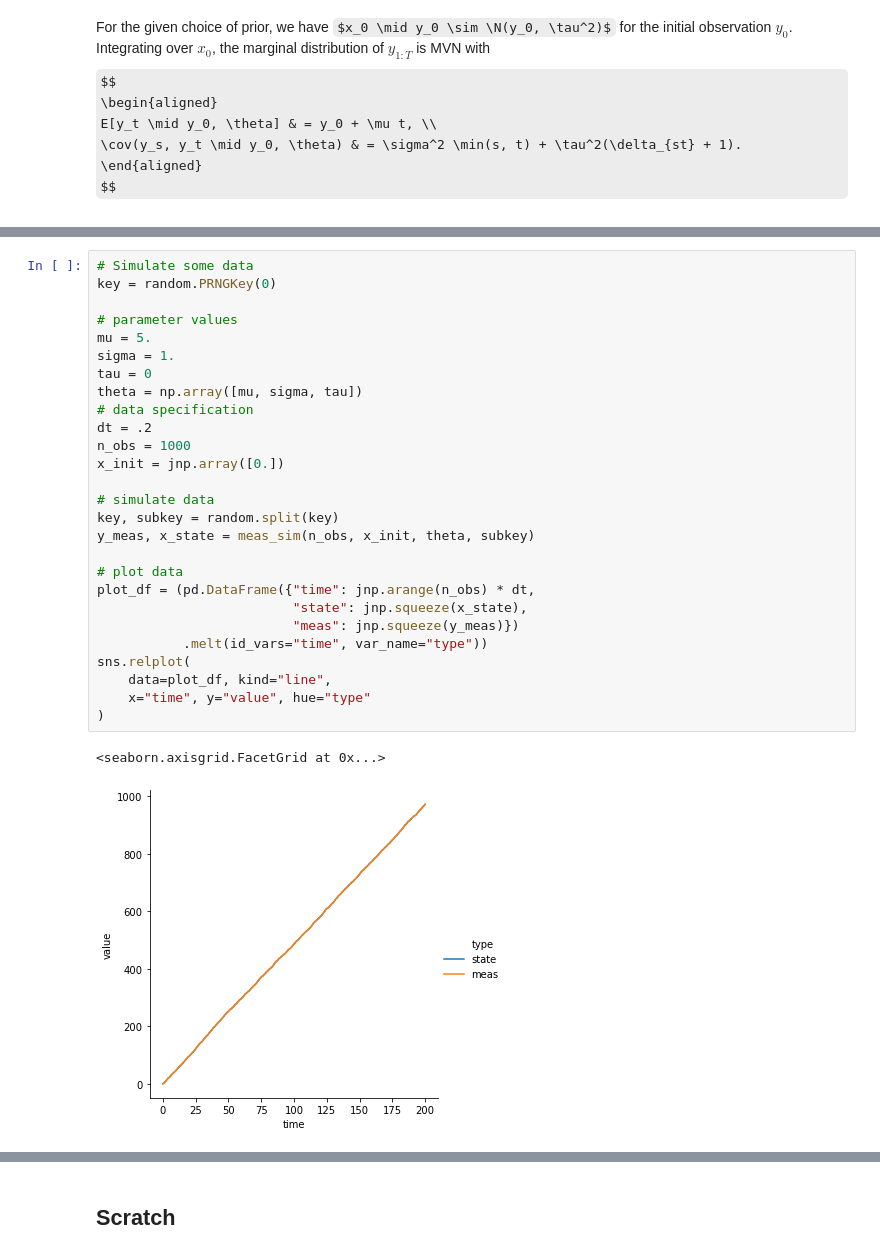
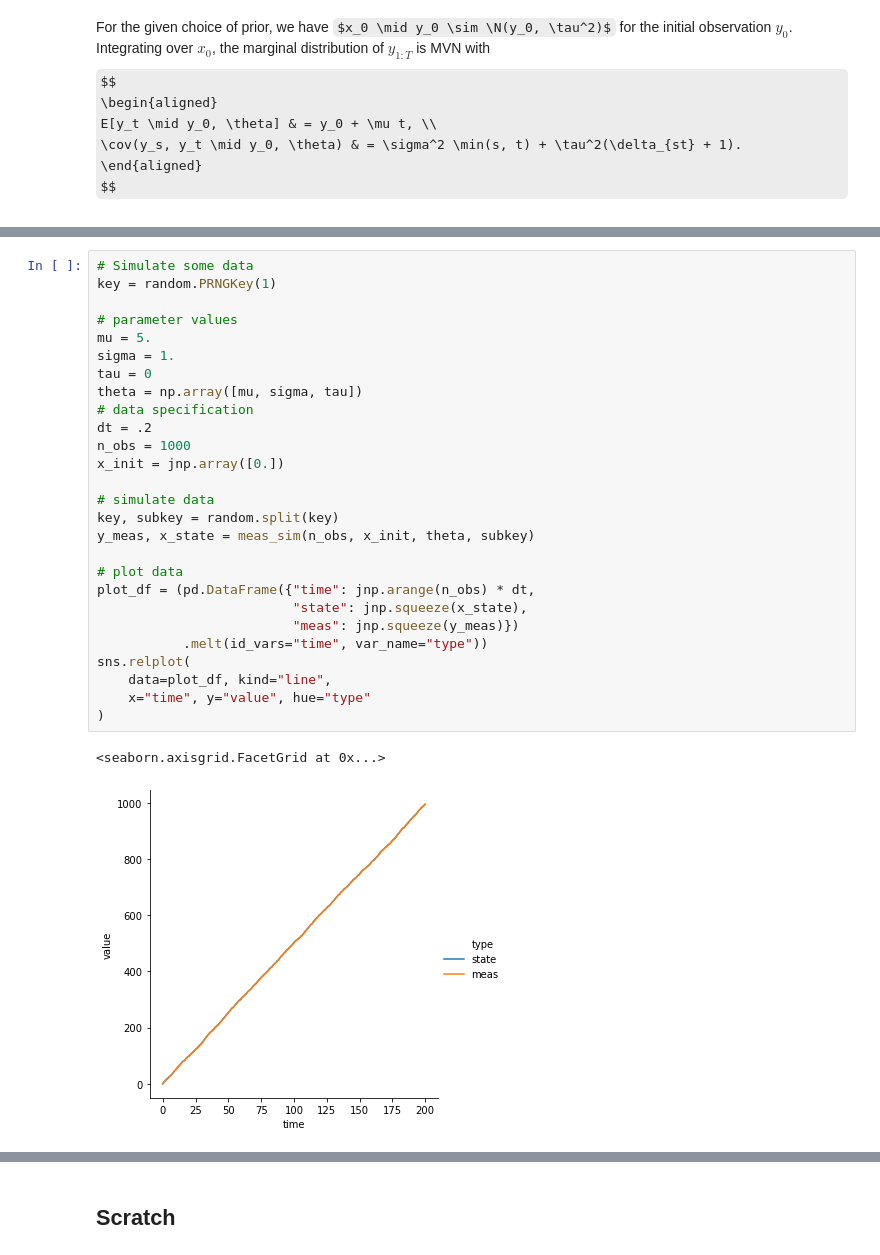
Before and after one commit to mlysy/pfjax, a Jupyter notebook: pfjax.ipynb, the cells around one changed output, grey strips where cells are left out. Cells and saved outputs as stored; diff of their text form; some formulas as TeX source.

```diff
--- a/pfjax.ipynb
+++ b/pfjax.ipynb
@@ -490,34 +492,34 @@ def proj_data(fun, theta, theta_lims, theta_names, n_pts=100):
                       ) for i in range(2)], on=["id", "theta"])
 # %%
 # Simulate some data
-key = random.PRNGKey(0)
+key = random.PRNGKey(1)
 
 # parameter values
 mu = 5.
 sigma = 1.
 tau = 0
 theta = np.array([mu, sigma, tau])
 # data specification
 dt = .2
 n_obs = 1000
 x_init = jnp.array([0.])
 
 # simulate data
 key, subkey = random.split(key)
 y_meas, x_state = meas_sim(n_obs, x_init, theta, subkey)
 
 # plot data
 plot_df = (pd.DataFrame({"time": jnp.arange(n_obs) * dt,
                          "state": jnp.squeeze(x_state),
                          "meas": jnp.squeeze(y_meas)})
            .melt(id_vars="time", var_name="type"))
 sns.relplot(
     data=plot_df, kind="line",
     x="time", y="value", hue="type"
 )
 # %% [output]
 <seaborn.axisgrid.FacetGrid at 0x...>
-[figure, old version]
+[figure, new version]
 # %%
 # plot exact likelihood
 theta_lims = np.array([[3., 8.], [.8, 4], [.01, 2]])
```
Also changed, not shown: parts of 4 cells of this notebook.
